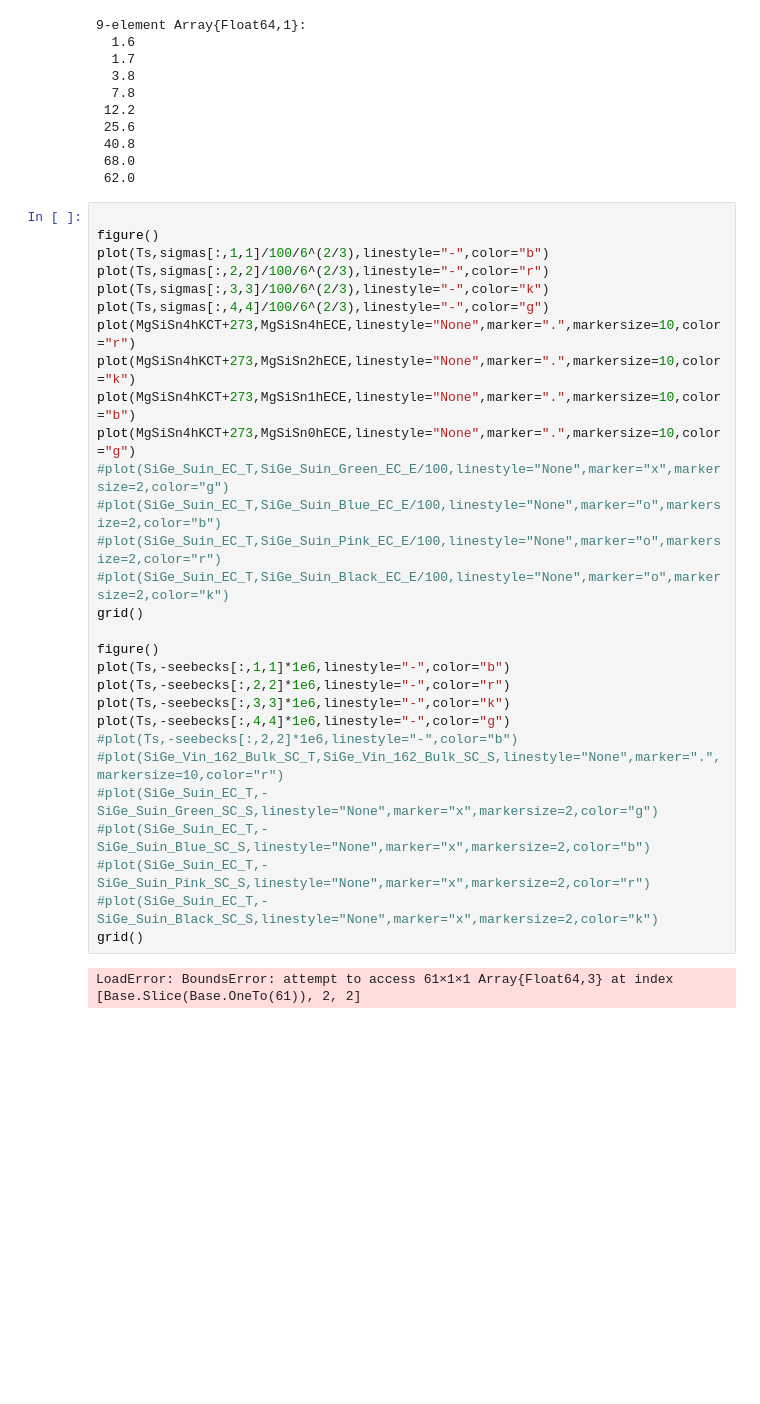
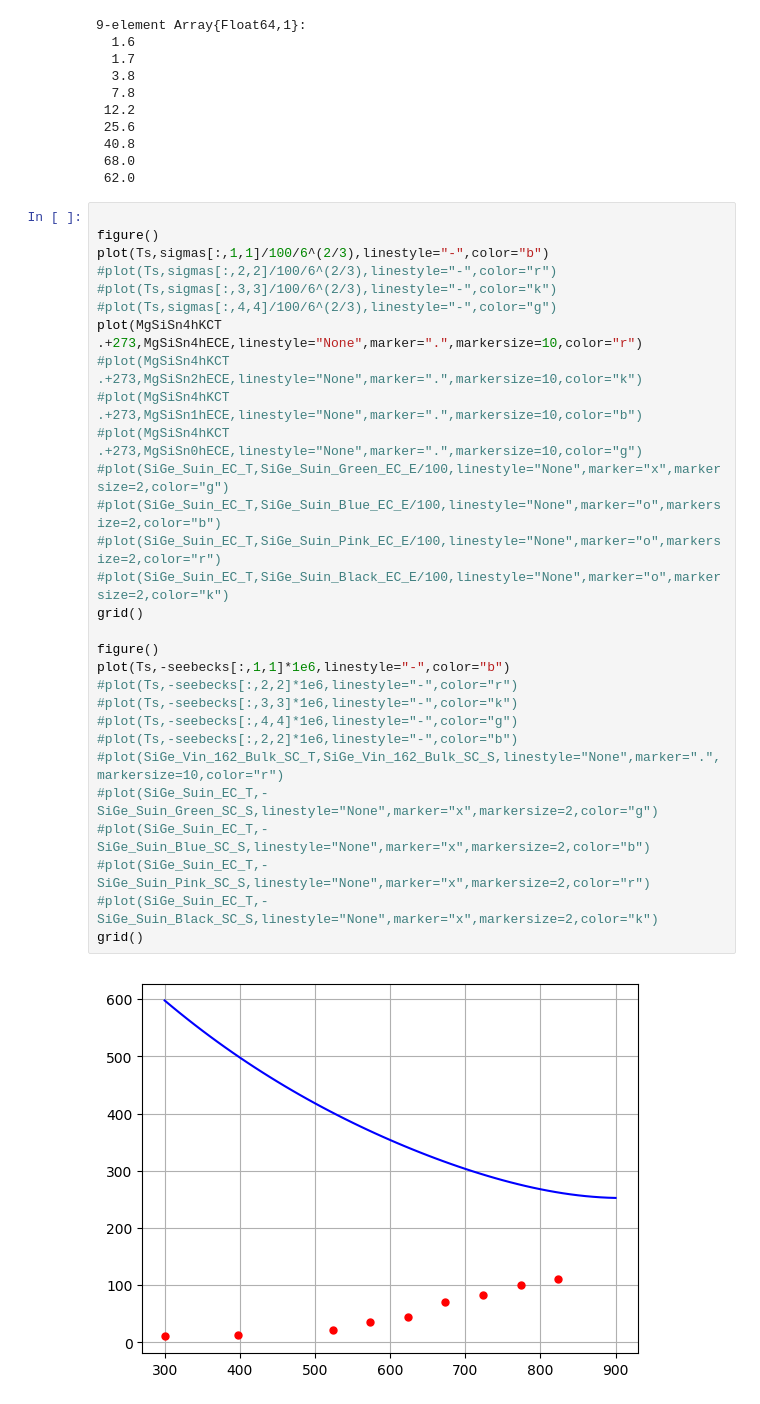
Before and after one commit to ast5005/bte, a Jupyter notebook: Mg2SiSn-AST-P1-1-SUin-Comp.ipynb, the cells around one changed output. Saved outputs shown, nothing was run; the diff lists cells and outputs as text; blank space fills up the shorter version.

```diff
--- a/Mg2SiSn-AST-P1-1-SUin-Comp.ipynb
+++ b/Mg2SiSn-AST-P1-1-SUin-Comp.ipynb
@@ -593,31 +627,31 @@ MgSiSn0hECE=[1.6,1.7,3.8,7.8,12.2,25.6,40.8,68,62]
 # %%
 
 figure()
 plot(Ts,sigmas[:,1,1]/100/6^(2/3),linestyle="-",color="b")
-plot(Ts,sigmas[:,2,2]/100/6^(2/3),linestyle="-",color="r")
-plot(Ts,sigmas[:,3,3]/100/6^(2/3),linestyle="-",color="k")
-plot(Ts,sigmas[:,4,4]/100/6^(2/3),linestyle="-",color="g")
-plot(MgSiSn4hKCT+273,MgSiSn4hECE,linestyle="None",marker=".",markersize=10,color="r")
-plot(MgSiSn4hKCT+273,MgSiSn2hECE,linestyle="None",marker=".",markersize=10,color="k")
-plot(MgSiSn4hKCT+273,MgSiSn1hECE,linestyle="None",marker=".",markersize=10,color="b")
-plot(MgSiSn4hKCT+273,MgSiSn0hECE,linestyle="None",marker=".",markersize=10,color="g")
+#plot(Ts,sigmas[:,2,2]/100/6^(2/3),linestyle="-",color="r")
+#plot(Ts,sigmas[:,3,3]/100/6^(2/3),linestyle="-",color="k")
+#plot(Ts,sigmas[:,4,4]/100/6^(2/3),linestyle="-",color="g")
+plot(MgSiSn4hKCT .+273,MgSiSn4hECE,linestyle="None",marker=".",markersize=10,color="r")
+#plot(MgSiSn4hKCT .+273,MgSiSn2hECE,linestyle="None",marker=".",markersize=10,color="k")
+#plot(MgSiSn4hKCT .+273,MgSiSn1hECE,linestyle="None",marker=".",markersize=10,color="b")
+#plot(MgSiSn4hKCT .+273,MgSiSn0hECE,linestyle="None",marker=".",markersize=10,color="g")
 #plot(SiGe_Suin_EC_T,SiGe_Suin_Green_EC_E/100,linestyle="None",marker="x",markersize=2,color="g")
 #plot(SiGe_Suin_EC_T,SiGe_Suin_Blue_EC_E/100,linestyle="None",marker="o",markersize=2,color="b")
 #plot(SiGe_Suin_EC_T,SiGe_Suin_Pink_EC_E/100,linestyle="None",marker="o",markersize=2,color="r")
 #plot(SiGe_Suin_EC_T,SiGe_Suin_Black_EC_E/100,linestyle="None",marker="o",markersize=2,color="k")
 grid()
 
 figure()
 plot(Ts,-seebecks[:,1,1]*1e6,linestyle="-",color="b")
-plot(Ts,-seebecks[:,2,2]*1e6,linestyle="-",color="r")
-plot(Ts,-seebecks[:,3,3]*1e6,linestyle="-",color="k")
-plot(Ts,-seebecks[:,4,4]*1e6,linestyle="-",color="g")
+#plot(Ts,-seebecks[:,2,2]*1e6,linestyle="-",color="r")
+#plot(Ts,-seebecks[:,3,3]*1e6,linestyle="-",color="k")
+#plot(Ts,-seebecks[:,4,4]*1e6,linestyle="-",color="g")
 #plot(Ts,-seebecks[:,2,2]*1e6,linestyle="-",color="b")
 #plot(SiGe_Vin_162_Bulk_SC_T,SiGe_Vin_162_Bulk_SC_S,linestyle="None",marker=".",markersize=10,color="r")
 #plot(SiGe_Suin_EC_T,-SiGe_Suin_Green_SC_S,linestyle="None",marker="x",markersize=2,color="g")
 #plot(SiGe_Suin_EC_T,-SiGe_Suin_Blue_SC_S,linestyle="None",marker="x",markersize=2,color="b")
 #plot(SiGe_Suin_EC_T,-SiGe_Suin_Pink_SC_S,linestyle="None",marker="x",markersize=2,color="r")
 #plot(SiGe_Suin_EC_T,-SiGe_Suin_Black_SC_S,linestyle="None",marker="x",markersize=2,color="k")
 grid()
 # %% [output]
-LoadError: BoundsError: attempt to access 61×1×1 Array{Float64,3} at index [Base.Slice(Base.OneTo(61)), 2, 2]
+[figure, added]
```
Also changed, not shown: parts of 18 cells of this notebook, 9 other files.
